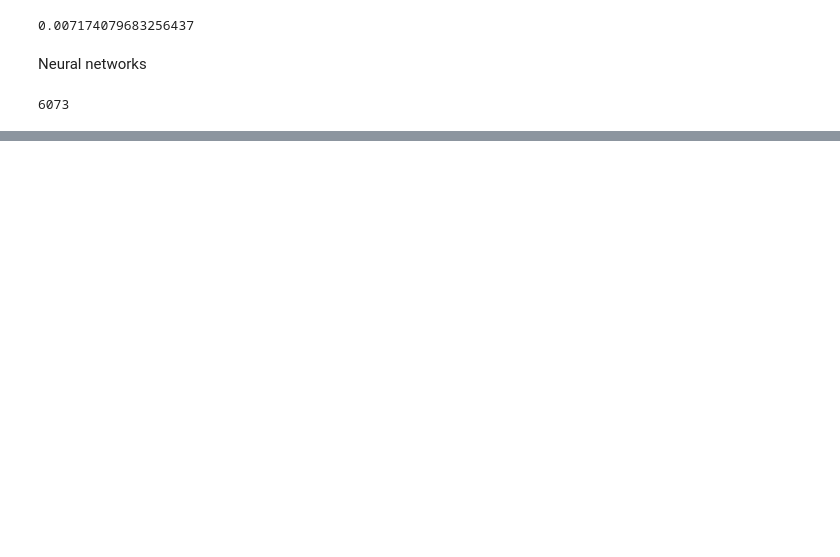
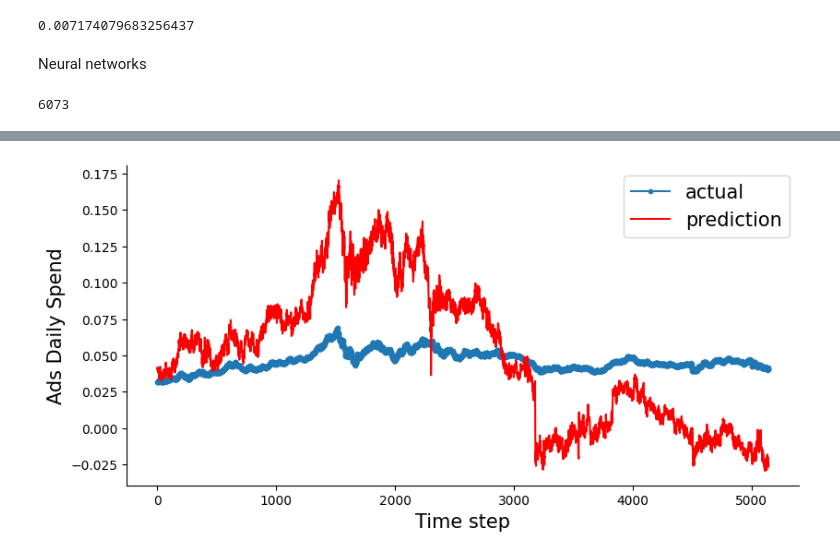
Before and after one commit to pablolizcanosc/DS_projects, a Jupyter notebook: ts_forecasting/keras_forecasting.ipynb, the cells around one changed output, grey strips where cells are left out. Cells and saved outputs as stored; diff of their text form; code cells hidden in the pictures; blank space fills up the shorter version.

```diff
--- a/ts_forecasting/keras_forecasting.ipynb
+++ b/ts_forecasting/keras_forecasting.ipynb
@@ -53,0 +47,4 @@ df.iloc[:30]
+# %%
+train_size = 900
+train,test = df.values[0:train_size,:], df.values[train_size:len(df.values),:]
+look_back = 30 #create window size as look_back=30
@@ -53,0 +156,15 @@ df.iloc[:30]
+# %%
+import seaborn as sns
+
+def prediction_plot(testY, test_predict):
+    len_prediction=[x for x in range(len(testY))]
+    plt.figure(figsize=(8,4))
+    plt.plot(len_prediction, testY[:], marker='.', label="actual")
+    plt.plot(len_prediction, test_predict[:], 'r', label="prediction")
+    plt.tight_layout()
+    sns.despine(top=True)
+    plt.subplots_adjust(left=0.07)
+    plt.ylabel('Ads Daily Spend', size=15)
+    plt.xlabel('Time step', size=15)
+    plt.legend(fontsize=15)
+    plt.show()
@@ -53,0 +175,4 @@ df.iloc[:30]
+# %%
+prediction_plot(testY[:,2], test_predict[:,2])
+# %% [output]
+[figure, added]
```
Also changed, not shown: parts of 16 cells of this notebook, 1 other file.
